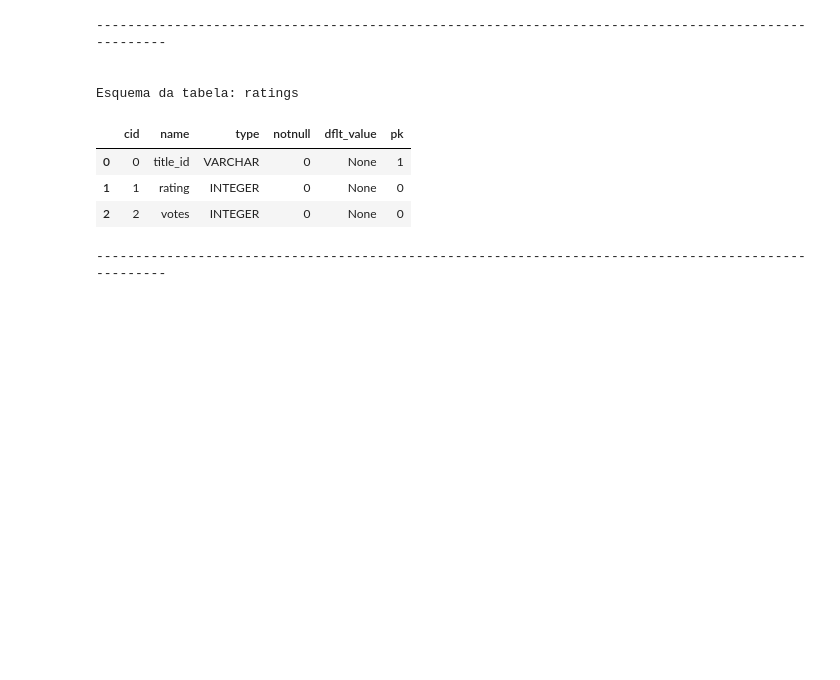
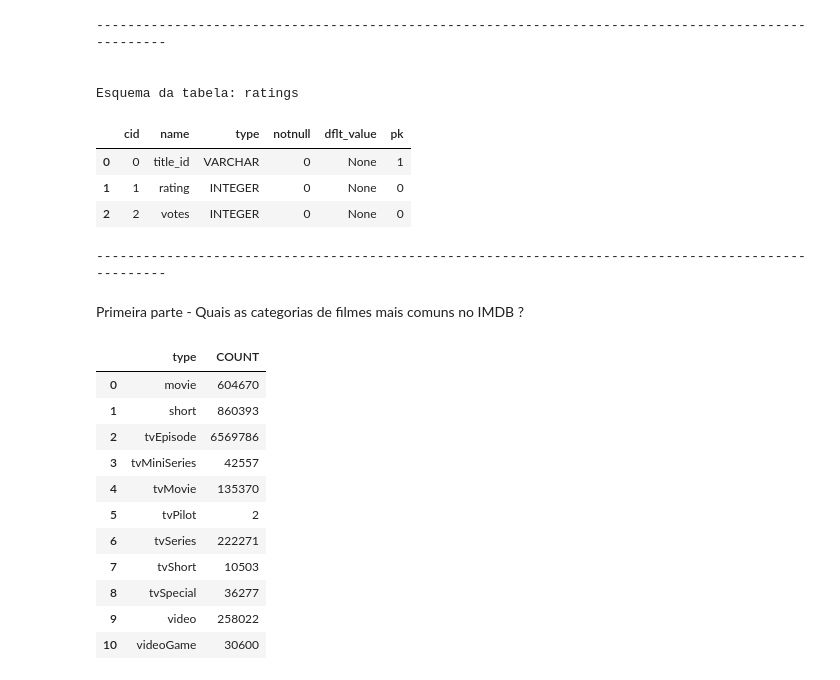
Before and after one commit to leosilvalg/projeto_analise_exploratoria, a Jupyter notebook: Projeto-Analise-Exploratoria-de-Dados.ipynb, the cells around one changed output. Drawn from its saved outputs; the diff is of its cells as text; code cells hidden in the pictures; blank space fills up the shorter version.

```diff
--- a/Projeto-Analise-Exploratoria-de-Dados.ipynb
+++ b/Projeto-Analise-Exploratoria-de-Dados.ipynb
@@ -136,3 +136,5 @@ Esquema da tabela: ratings
 | 1 | 1 | rating | INTEGER | 0 | None | 0 |
 | 2 | 2 | votes | INTEGER | 0 | None | 0 |
 ----------------------------------------------------------------------------------------------------
+# %% [markdown]
+Primeira parte - Quais as categorias de filmes mais comuns no IMDB ?
@@ -138,0 +146,16 @@ Esquema da tabela: ratings
+# %%
+# Total com base na categoria
+display(resultado1)
+# %% [output]
+|  | type | COUNT |
+| 0 | movie | 604670 |
+| 1 | short | 860393 |
+| 2 | tvEpisode | 6569786 |
+| 3 | tvMiniSeries | 42557 |
+| 4 | tvMovie | 135370 |
+| 5 | tvPilot | 2 |
+| 6 | tvSeries | 222271 |
+| 7 | tvShort | 10503 |
+| 8 | tvSpecial | 36277 |
+| 9 | video | 258022 |
+| 10 | videoGame | 30600 |
```
Also changed, not shown: parts of 12 cells of this notebook.
